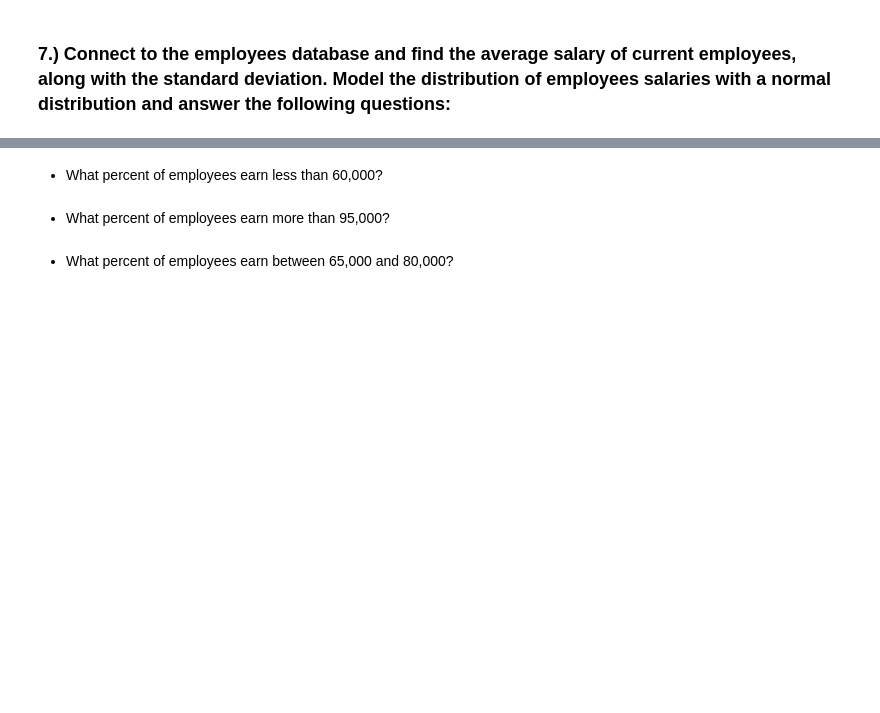
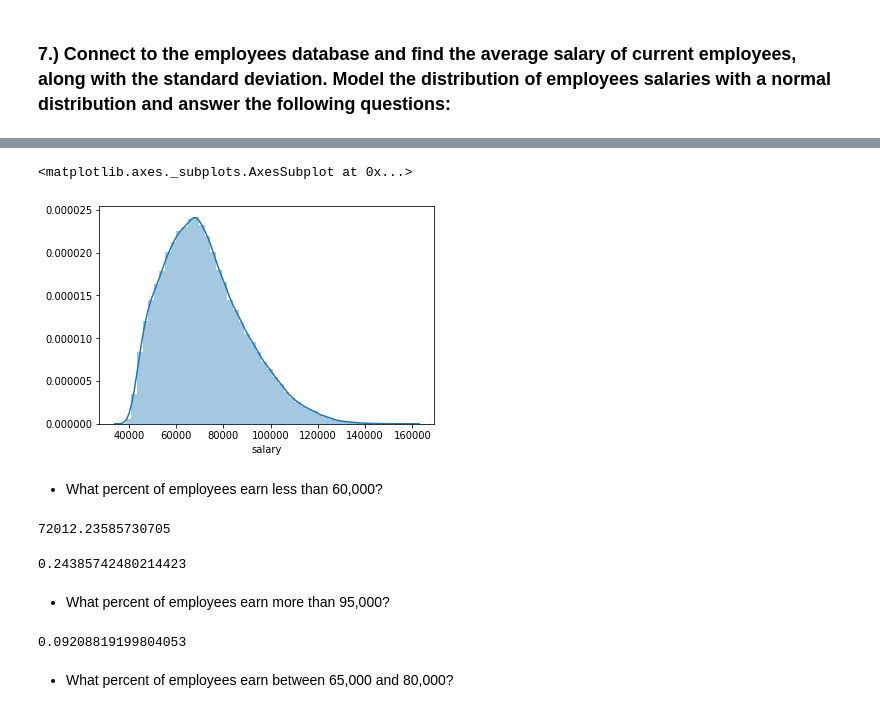
Before and after one commit to jivemachine/statistics-exercises, a Jupyter notebook: probability_distributions.ipynb, the cells around one changed output, grey strips where cells are left out. Saved outputs shown, nothing was run; the diff lists cells and outputs as text; code cells hidden in the pictures; blank space fills up the shorter version.

```diff
--- a/probability_distributions.ipynb
+++ b/probability_distributions.ipynb
@@ -177,2 +230,10 @@ week_no_clean
 # %% [markdown]
 ### 7.) Connect to the employees database and find the average salary of current employees, along with the standard deviation. Model the distribution of employees salaries with a normal distribution and answer the following questions:
+# %%
+import env
+
+url = f'mysql+pymysql://{env.user}:{env.password}@{env.host}/employees'
+query = 'SELECT * FROM salaries WHERE to_date > NOW()'
+
+salaries = pd.read_sql(query, url)
+salaries.describe()
@@ -179,7 +250,26 @@ week_no_clean
+# %%
+sns.distplot(salaries.salary)
+# %% [output]
+<matplotlib.axes._subplots.AxesSubplot at 0x...>
+[figure, added]
 # %% [markdown]
 - What percent of employees earn less than 60,000?
+# %%
+salaries.salary.mean()
+# %% [output]
+72012.23585730705
+# %%
+less_than_60 = stats.norm(salaries.salary.mean(), salaries.salary.std()).cdf(60000)
+less_than_60
+# %% [output]
+0.24385742480214423
 # %% [markdown]
 - What percent of employees earn more than 95,000?
+# %%
+more_than_95 = stats.norm(salaries.salary.mean(), salaries.salary.std()).sf(95000)
+more_than_95
+# %% [output]
+0.09208819199804053
 # %% [markdown]
 - What percent of employees earn between 65,000 and 80,000?
 # %% [markdown]
```
Also changed, not shown: parts of 26 cells of this notebook.
